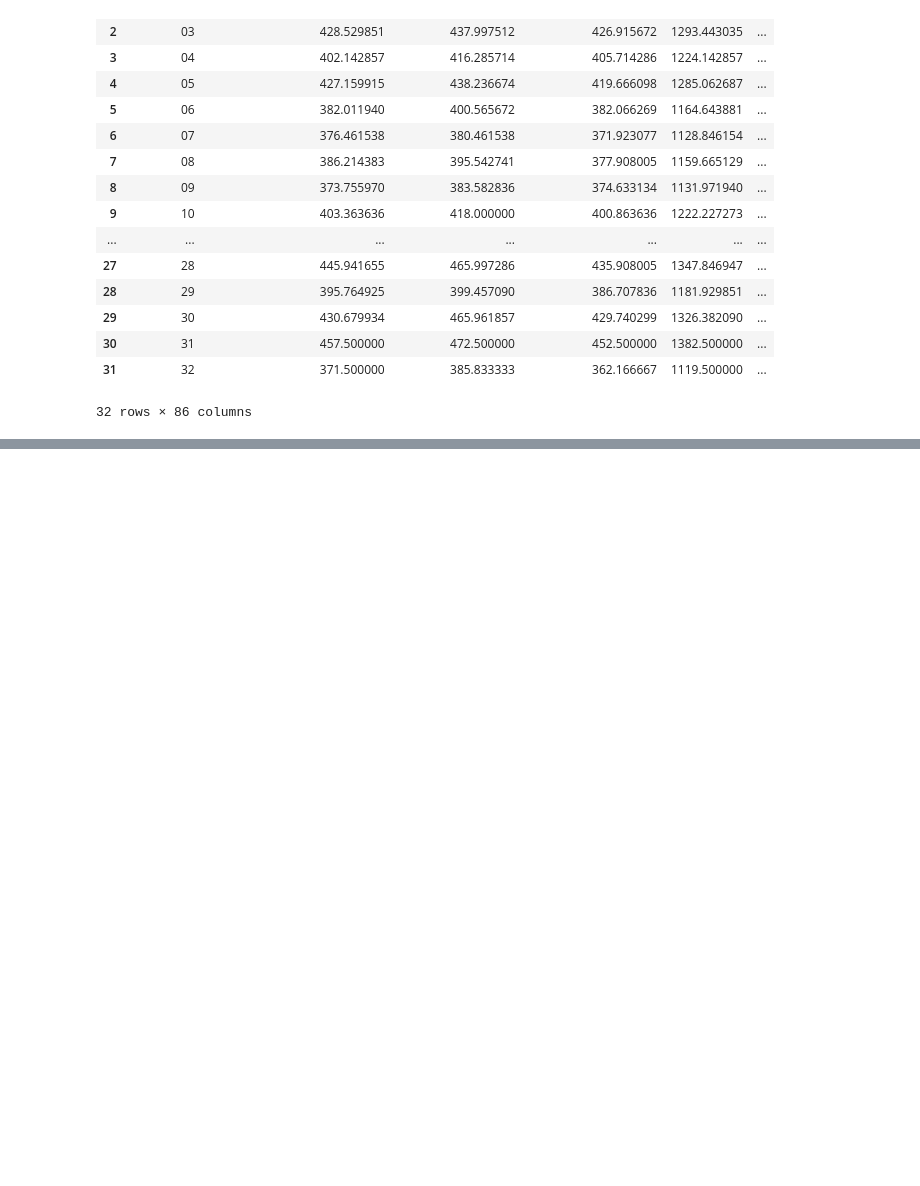
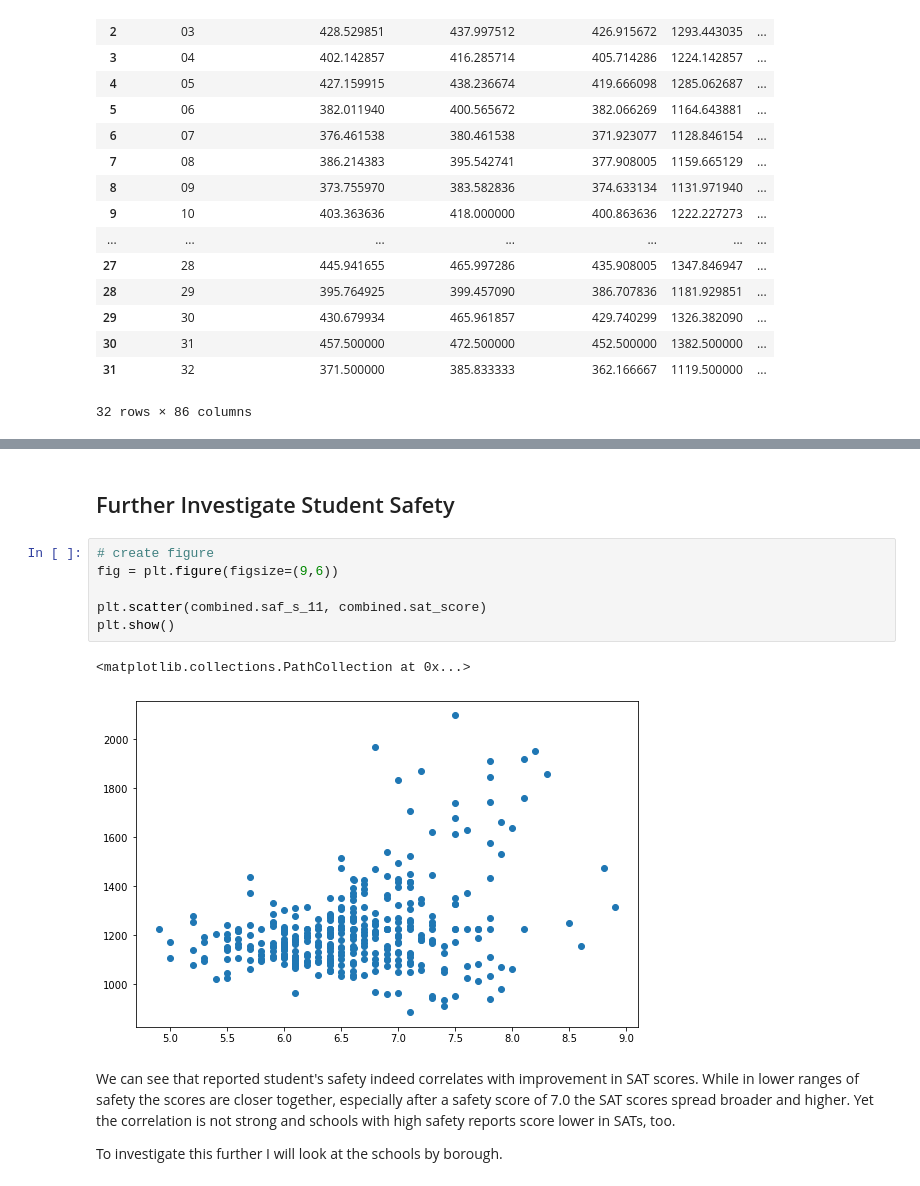
Before and after one commit to aegis301/nyc_high_school_project, a Jupyter notebook: cleaning_project.ipynb, the cells around one changed output, grey strips where cells are left out. Saved outputs shown, nothing was run; the diff lists cells and outputs as text; blank space fills up the shorter version.

```diff
--- a/cleaning_project.ipynb
+++ b/cleaning_project.ipynb
@@ -954,0 +1038,15 @@ Name: sat_score, dtype: float64
+# %% [markdown]
+## Further Investigate Student Safety
+# %%
+# create figure
+fig = plt.figure(figsize=(9,6))
+
+plt.scatter(combined.saf_s_11, combined.sat_score)
+plt.show()
+# %% [output]
+<matplotlib.collections.PathCollection at 0x...>
+[figure, added]
+# %% [markdown]
+We can see that reported student's safety indeed correlates with improvement in SAT scores. While in lower ranges of safety the scores are closer together, especially after a safety score of 7.0 the SAT scores spread broader and higher. Yet the correlation is not strong and schools with high safety reports score lower in SATs, too.
+
+To investigate this further I will look at the schools by borough.
```
Also changed, not shown: parts of 34 cells of this notebook.
